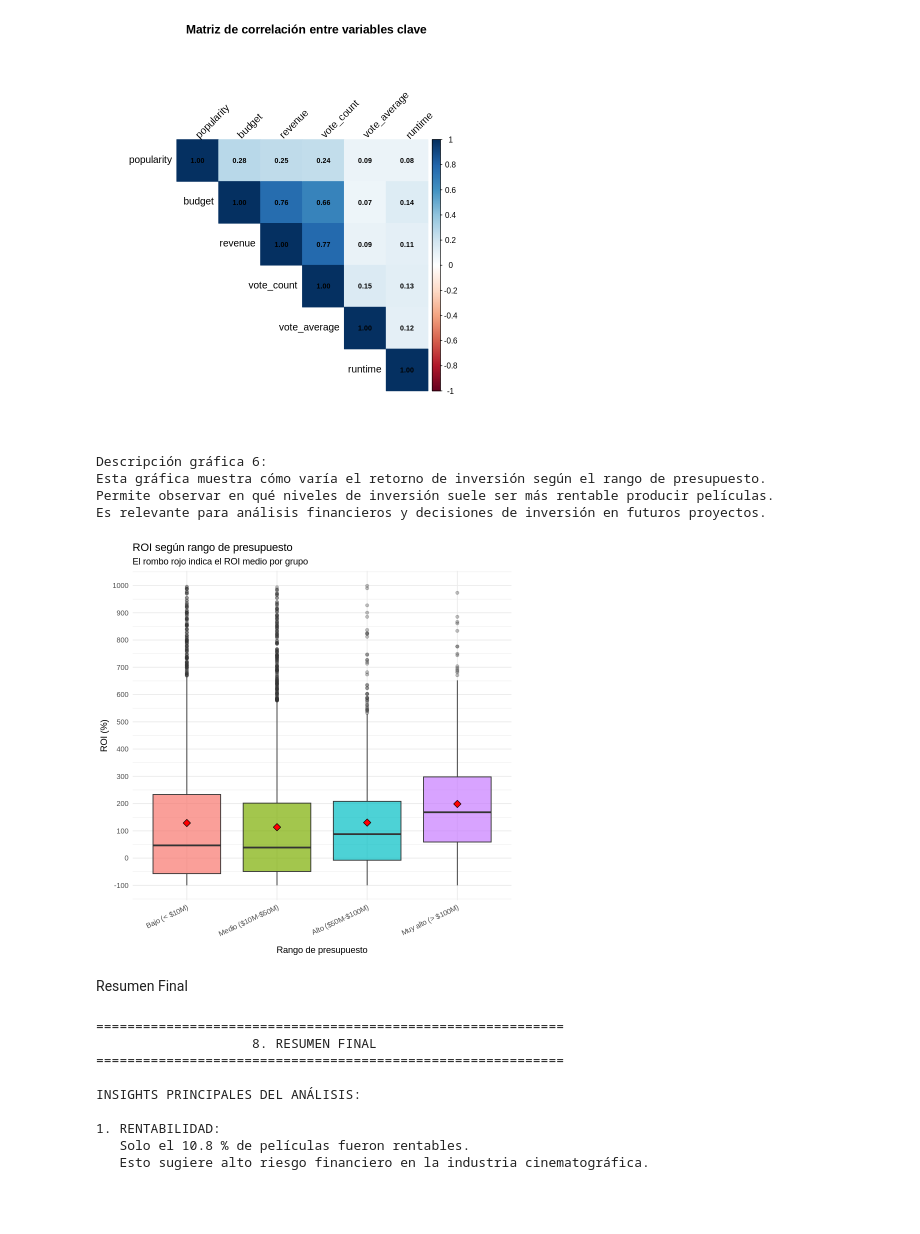
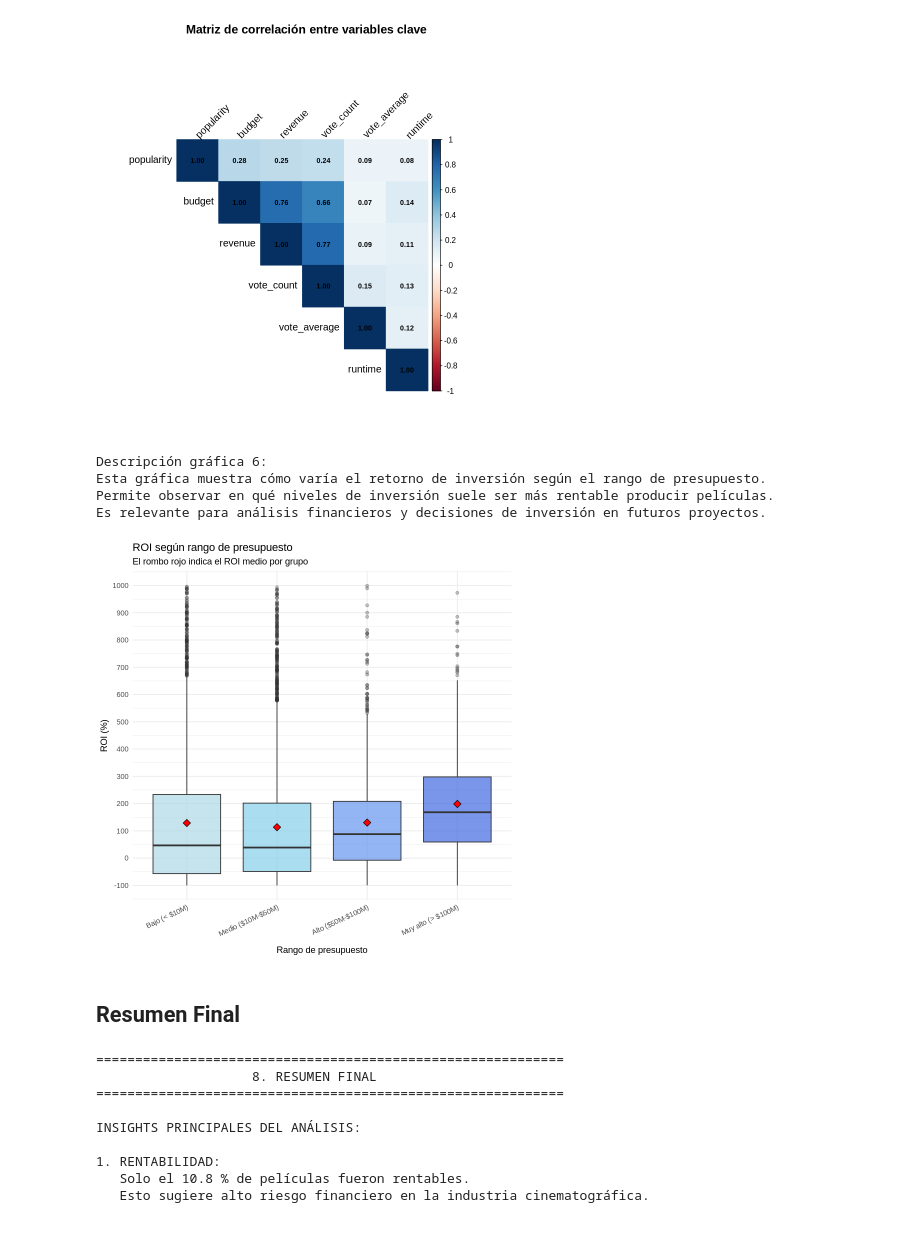
Before and after one commit to nicolarus05/EDA-IMDB-TMDB, a Jupyter notebook: EDA_IMDB.ipynb, the cells around one changed output. Cells and saved outputs as stored; diff of their text form; code cells hidden in the pictures.

```diff
--- a/EDA_IMDB.ipynb
+++ b/EDA_IMDB.ipynb
@@ -612,36 +611,37 @@ movies_roi <- movies %>%
       budget < 100e6 ~ "Alto ($50M-$100M)",
       TRUE ~ "Muy alto (> $100M)"
     )
   ) %>%
   filter(roi > -100, roi < 1000)
 
 movies_roi$budget_range <- factor(
   movies_roi$budget_range,
   levels = c("Bajo (< $10M)", "Medio ($10M-$50M)", "Alto ($50M-$100M)", "Muy alto (> $100M)")
 )
 
 ggplot(movies_roi, aes(x = budget_range, y = roi, fill = budget_range)) +
   geom_boxplot(alpha = 0.7, outlier.alpha = 0.3, show.legend = FALSE) +
   stat_summary(fun = mean, geom = "point", shape = 23, size = 3, fill = "red") +
+  scale_fill_manual(values = c("#ADD8E6", "#87CEEB", "#6495ED", "#4169E1")) + # Colores para los boxplots
   scale_y_continuous(breaks = seq(-100, 1000, by = 100)) +
   labs(title = "ROI según rango de presupuesto",
        subtitle = "El rombo rojo indica el ROI medio por grupo",
        x = "Rango de presupuesto", y = "ROI (%)") +
   theme_minimal() +
   theme(axis.text.x = element_text(angle = 25, hjust = 1))
 
 cat("Descripción gráfica 6:\n")
 cat("Esta gráfica muestra cómo varía el retorno de inversión según el rango de presupuesto.\n")
 cat("Permite observar en qué niveles de inversión suele ser más rentable producir películas.\n")
 cat("Es relevante para análisis financieros y decisiones de inversión en futuros proyectos.\n\n")
 # %% [output]
 Descripción gráfica 6:
 Esta gráfica muestra cómo varía el retorno de inversión según el rango de presupuesto.
 Permite observar en qué niveles de inversión suele ser más rentable producir películas.
 Es relevante para análisis financieros y decisiones de inversión en futuros proyectos.
-[figure, old version]
+[figure, new version]
-# %% [markdown]
-Resumen Final
+# %% [markdown]
+## Resumen Final
 # %%
 cat("============================================================\n")
 cat("                    8. RESUMEN FINAL                        \n")
```
Also changed, not shown: parts of 13 cells of this notebook.
